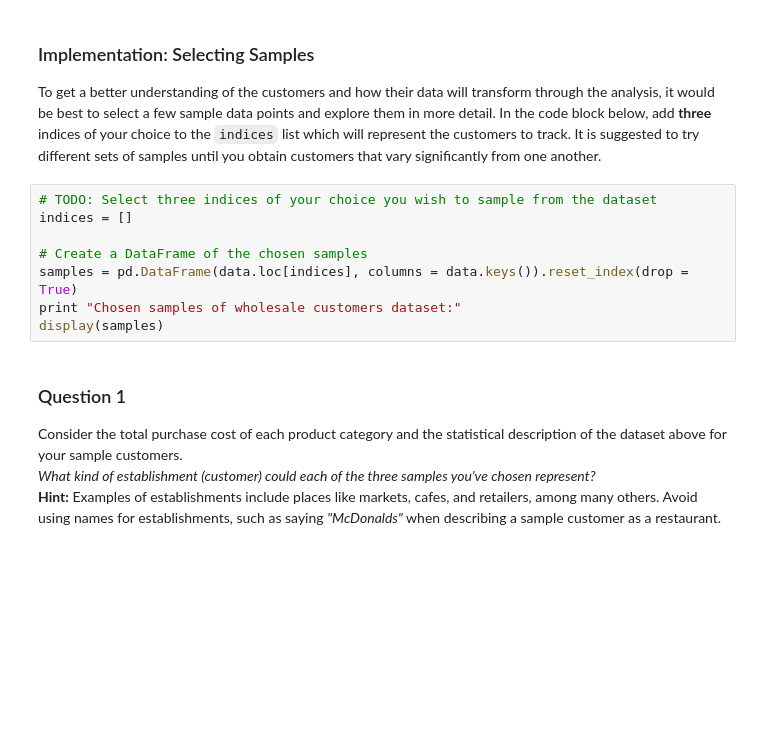
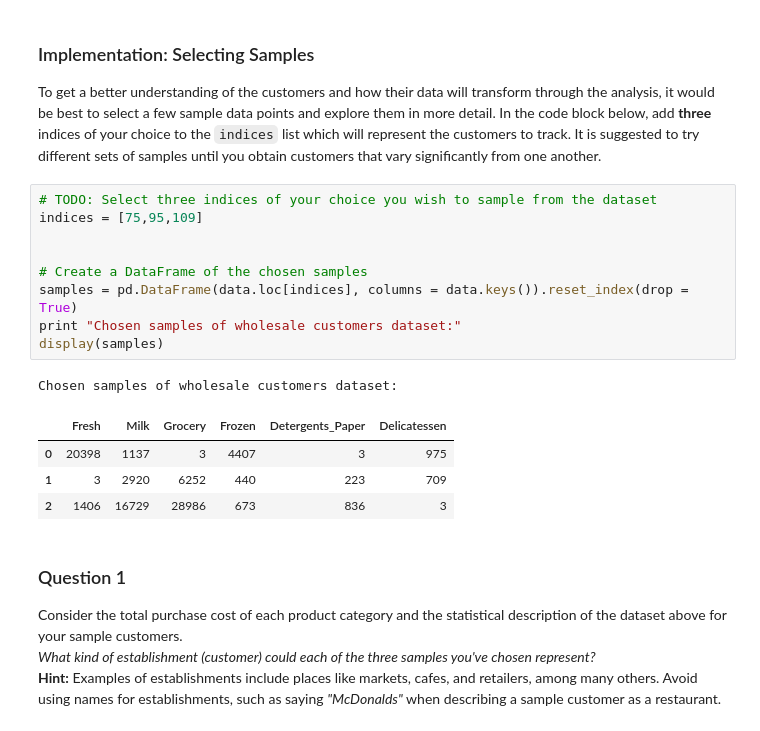
Before and after one commit to hello2all/machine-learning, a Jupyter notebook: projects/creating_customer_segments/customer_segments_new.ipynb, the cells around one changed output. Cells and saved outputs as stored; diff of their text form; blank space fills up the shorter version.

Commit message:
Customer segments project to Q6

```diff
--- a/projects/creating_customer_segments/customer_segments_new.ipynb
+++ b/projects/creating_customer_segments/customer_segments_new.ipynb
@@ -60,12 +68,19 @@ display(data.describe())
 To get a better understanding of the customers and how their data will transform through the analysis, it would be best to select a few sample data points and explore them in more detail. In the code block below, add **three** indices of your choice to the `indices` list which will represent the customers to track. It is suggested to try different sets of samples until you obtain customers that vary significantly from one another.
 # %%
 # TODO: Select three indices of your choice you wish to sample from the dataset
-indices = []
+indices = [75,95,109]
+
 
 # Create a DataFrame of the chosen samples
 samples = pd.DataFrame(data.loc[indices], columns = data.keys()).reset_index(drop = True)
 print "Chosen samples of wholesale customers dataset:"
 display(samples)
+# %% [output]
+Chosen samples of wholesale customers dataset:
+|  | Fresh | Milk | Grocery | Frozen | Detergents_Paper | Delicatessen |
+| 0 | 20398 | 1137 | 3 | 4407 | 3 | 975 |
+| 1 | 3 | 2920 | 6252 | 440 | 223 | 709 |
+| 2 | 1406 | 16729 | 28986 | 673 | 836 | 3 |
 # %% [markdown]
 ### Question 1
 Consider the total purchase cost of each product category and the statistical description of the dataset above for your sample customers.
```
Also changed, not shown: parts of 22 cells of this notebook, 1 other file.
